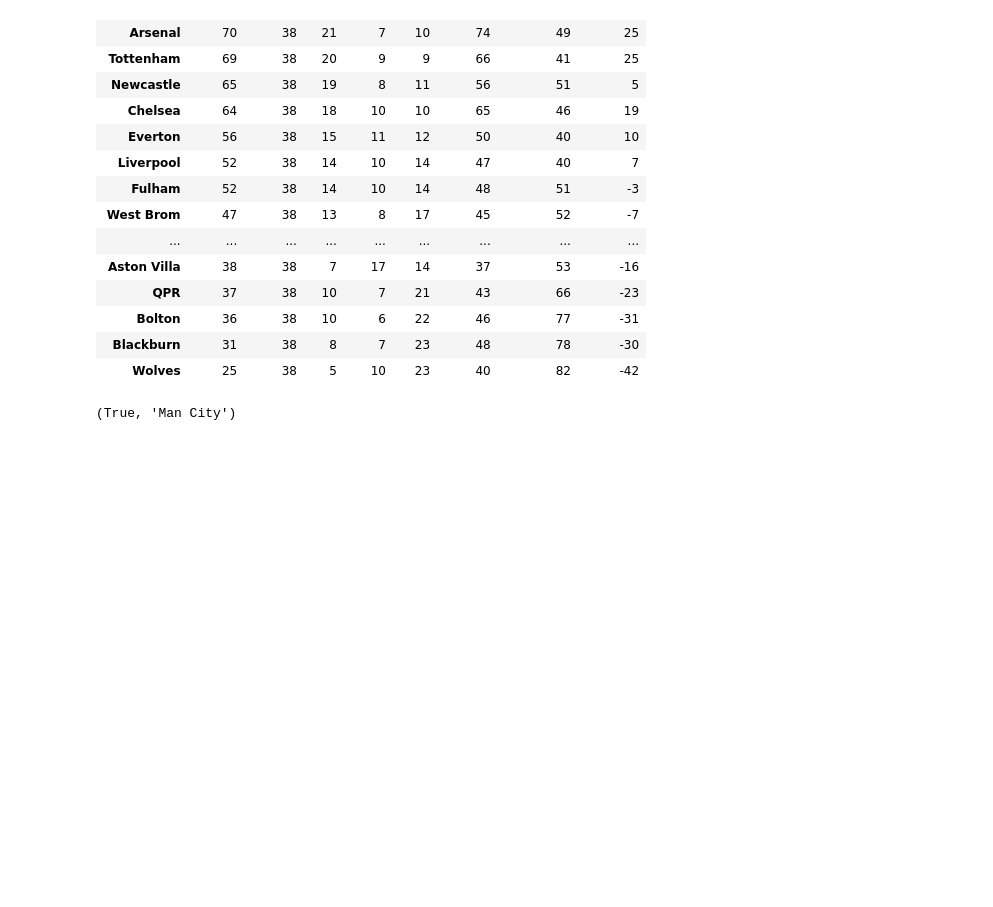
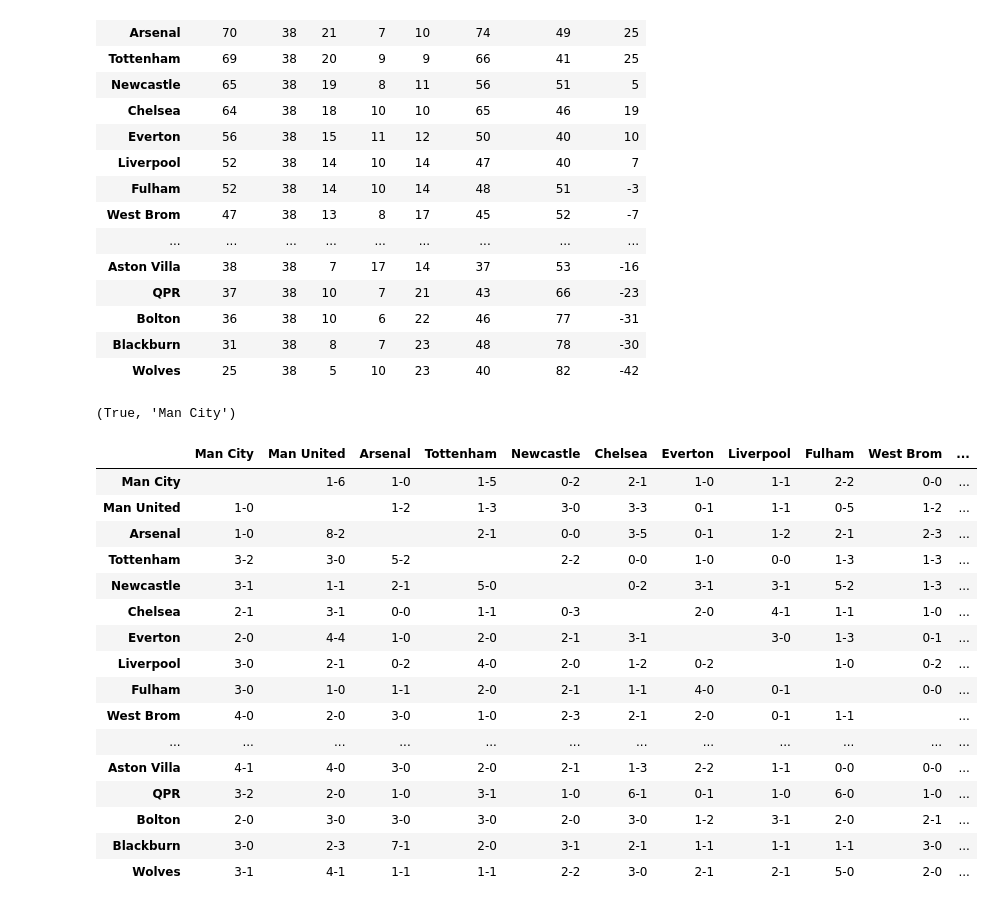
Before and after one commit to ablayeniang/FootAnalysis, a Jupyter notebook: FootballData.ipynb, the cells around one changed output. Cells and saved outputs as stored; diff of their text form; code cells hidden in the pictures; blank space fills up the shorter version.

Commit message:
matrix score Home=columns and Away=rows

```diff
--- a/FootballData.ipynb
+++ b/FootballData.ipynb
@@ -203,3 +203,31 @@ classement
 is_champion(classement)
 # %% [output]
 (True, 'Man City')
+# %%
+def matrix_score(df):
+    teams = classement.index
+    matrix = pd.DataFrame(data="", index=teams, columns=teams)
+    for index, row in df.iterrows():
+        result = str(row['FTHG'])+"-"+ str(row['FTAG'])
+        matrix[row['HomeTeam']][row['AwayTeam']] = result
+    return matrix
+# %%
+matrix_score(df)
+# %% [output]
+|  | Man City | Man United | Arsenal | Tottenham | Newcastle | Chelsea | Everton | Liverpool | Fulham | West Brom | ... |
+| Man City |  | 1-6 | 1-0 | 1-5 | 0-2 | 2-1 | 1-0 | 1-1 | 2-2 | 0-0 | ... |
+| Man United | 1-0 |  | 1-2 | 1-3 | 3-0 | 3-3 | 0-1 | 1-1 | 0-5 | 1-2 | ... |
+| Arsenal | 1-0 | 8-2 |  | 2-1 | 0-0 | 3-5 | 0-1 | 1-2 | 2-1 | 2-3 | ... |
+| Tottenham | 3-2 | 3-0 | 5-2 |  | 2-2 | 0-0 | 1-0 | 0-0 | 1-3 | 1-3 | ... |
+| Newcastle | 3-1 | 1-1 | 2-1 | 5-0 |  | 0-2 | 3-1 | 3-1 | 5-2 | 1-3 | ... |
+| Chelsea | 2-1 | 3-1 | 0-0 | 1-1 | 0-3 |  | 2-0 | 4-1 | 1-1 | 1-0 | ... |
+| Everton | 2-0 | 4-4 | 1-0 | 2-0 | 2-1 | 3-1 |  | 3-0 | 1-3 | 0-1 | ... |
+| Liverpool | 3-0 | 2-1 | 0-2 | 4-0 | 2-0 | 1-2 | 0-2 |  | 1-0 | 0-2 | ... |
+| Fulham | 3-0 | 1-0 | 1-1 | 2-0 | 2-1 | 1-1 | 4-0 | 0-1 |  | 0-0 | ... |
+| West Brom | 4-0 | 2-0 | 3-0 | 1-0 | 2-3 | 2-1 | 2-0 | 0-1 | 1-1 |  | ... |
+| ... | ... | ... | ... | ... | ... | ... | ... | ... | ... | ... | ... |
+| Aston Villa | 4-1 | 4-0 | 3-0 | 2-0 | 2-1 | 1-3 | 2-2 | 1-1 | 0-0 | 0-0 | ... |
+| QPR | 3-2 | 2-0 | 1-0 | 3-1 | 1-0 | 6-1 | 0-1 | 1-0 | 6-0 | 1-0 | ... |
+| Bolton | 2-0 | 3-0 | 3-0 | 3-0 | 2-0 | 3-0 | 1-2 | 3-1 | 2-0 | 2-1 | ... |
+| Blackburn | 3-0 | 2-3 | 7-1 | 2-0 | 3-1 | 2-1 | 1-1 | 1-1 | 1-1 | 3-0 | ... |
+| Wolves | 3-1 | 4-1 | 1-1 | 1-1 | 2-2 | 3-0 | 2-1 | 2-1 | 5-0 | 2-0 | ... |
```
